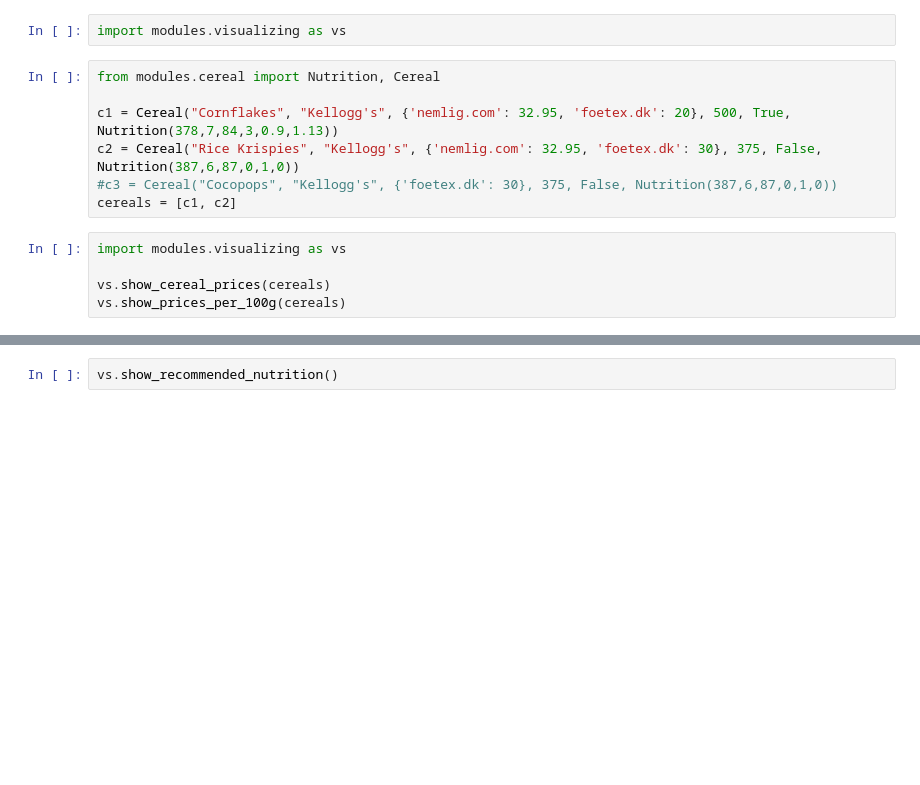
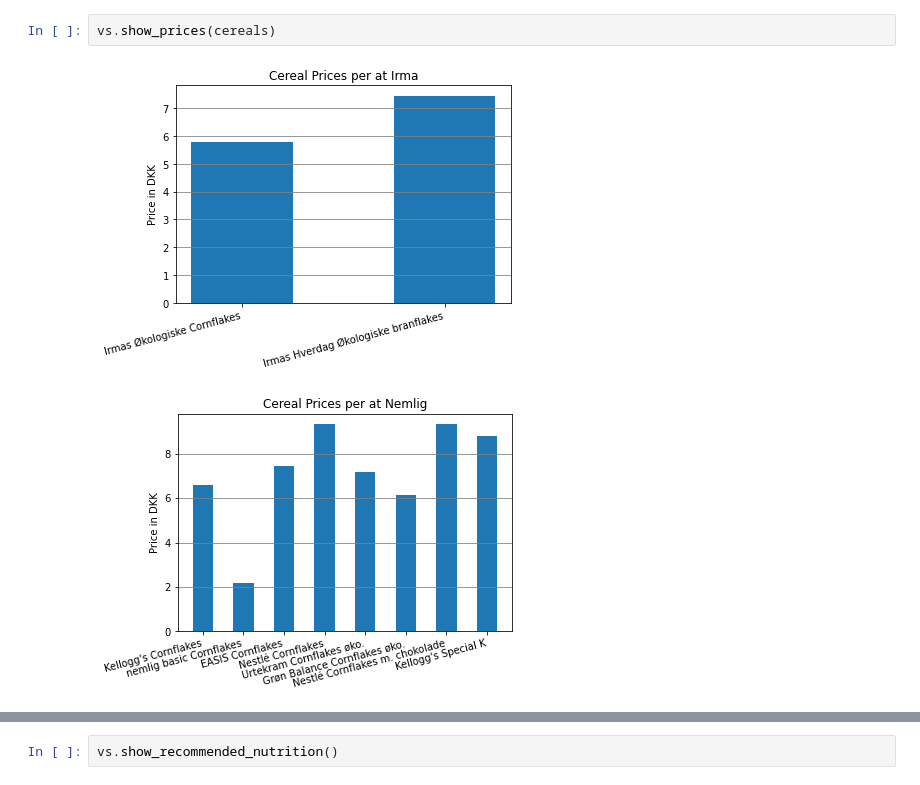
Before and after one commit to tobias-z/python-exam-project, a Jupyter notebook: Untitled.ipynb, the cells around one changed output, grey strips where cells are left out. Saved outputs shown, nothing was run; the diff lists cells and outputs as text; blank space fills up the shorter version.

Commit message:
completed plotting

```diff
--- a/Untitled.ipynb
+++ b/Untitled.ipynb
@@ -21,14 +19,5 @@ Kellogg's Special K. 375 grams. Costs: {'nemlig': 87.87}. Nutrition: Nutrition(3
-# %%
-import modules.visualizing as vs
-# %%
-from modules.cereal import Nutrition, Cereal
-
-c1 = Cereal("Cornflakes", "Kellogg's", {'nemlig.com': 32.95, 'foetex.dk': 20}, 500, True, Nutrition(378,7,84,3,0.9,1.13))
-c2 = Cereal("Rice Krispies", "Kellogg's", {'nemlig.com': 32.95, 'foetex.dk': 30}, 375, False, Nutrition(387,6,87,0,1,0))
-#c3 = Cereal("Cocopops", "Kellogg's", {'foetex.dk': 30}, 375, False, Nutrition(387,6,87,0,1,0))
-cereals = [c1, c2]
-# %%
-import modules.visualizing as vs
-
-vs.show_cereal_prices(cereals)
-vs.show_prices_per_100g(cereals)
+# %%
+vs.show_prices(cereals)
+# %% [output]
+[figure, added]
+[figure, added]
```
Also changed, not shown: parts of 4 cells of this notebook, 2 other files.
